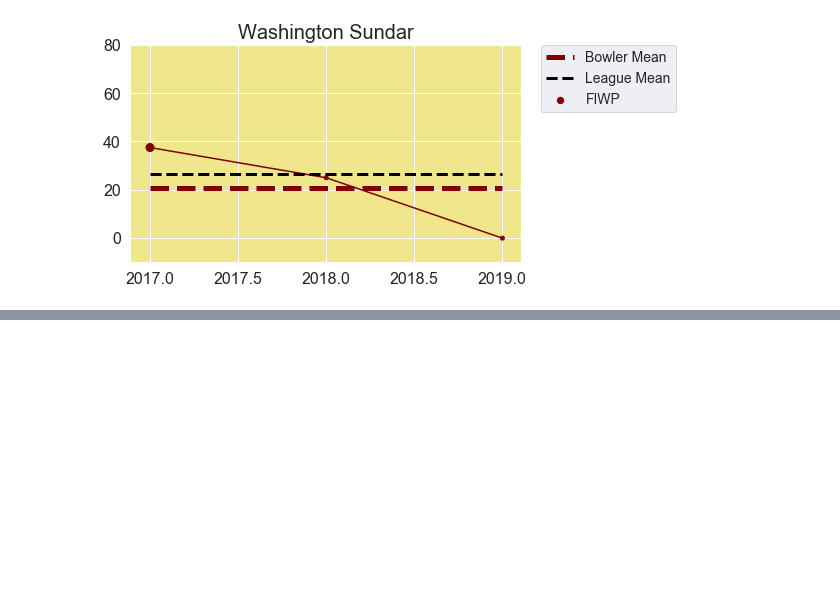
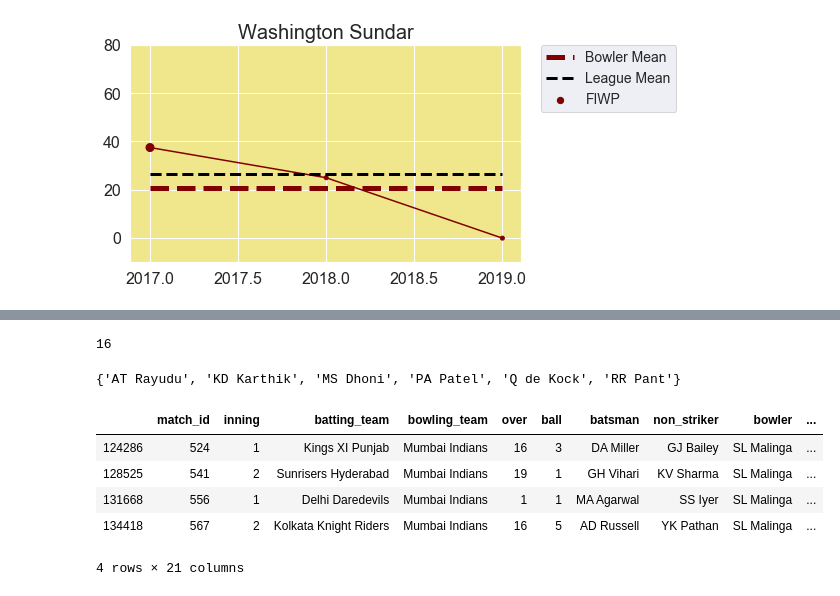
Before and after one commit to omkarb1604/IPL_data_scrape, a Jupyter notebook: FIB.ipynb, the cells around one changed output, grey strips where cells are left out. Drawn from its saved outputs; the diff is of its cells as text; code cells hidden in the pictures; blank space fills up the shorter version.

```diff
--- a/FIB.ipynb
+++ b/FIB.ipynb
@@ -303,3 +307,6 @@ plot_fiwp('SL Malinga')
 plot_fiwp('Washington Sundar')
 # %% [output]
 [figure]
+# %%
+i=CALC_FIB('SL Malinga').wickets()
+len(i)
@@ -305,0 +315,17 @@ plot_fiwp('Washington Sundar')
+# %%
+def wkincl(bowler_name):
+    all_wickets=CALC_FIB(bowler_name).wickets()
+    wk_wickets=[]
+    #year_wickets=[]
+    for i in range(len(all_wickets)):
+        wk_pairs=[]
+        b=all_wickets[i]
+        for j in range(len(b)):
+            m1=all_wickets[i].iloc[j,0]
+            m2=wk_data[wk_data['MatchID']==m1]
+            wk=list(m2['WK'])
+            wk_pairs.append(wk)
+        wk_season=set(flatten(wk_pairs))
+        q=b[(b['fielder'].isin(wk_season))]
+        wk_wickets.append(q)
+    return wk_wickets
@@ -305,0 +358,10 @@ plot_fiwp('Washington Sundar')
+# %%
+len(i11)
+# %% [output]
+16
+# %%
+
+w1=set(flatten(r))
+w1
+# %% [output]
+{'AT Rayudu', 'KD Karthik', 'MS Dhoni', 'PA Patel', 'Q de Kock', 'RR Pant'}
@@ -305,0 +370,12 @@ plot_fiwp('Washington Sundar')
+# %%
+mali=wkincl('SL Malinga')
+# %%
+
+for i in range(len(mali)):
+# %% [output]
+|  | match_id | inning | batting_team | bowling_team | over | ball | batsman | non_striker | bowler | ... |
+| 124286 | 524 | 1 | Kings XI Punjab | Mumbai Indians | 16 | 3 | DA Miller | GJ Bailey | SL Malinga | ... |
+| 128525 | 541 | 2 | Sunrisers Hyderabad | Mumbai Indians | 19 | 1 | GH Vihari | KV Sharma | SL Malinga | ... |
+| 131668 | 556 | 1 | Delhi Daredevils | Mumbai Indians | 1 | 1 | MA Agarwal | SS Iyer | SL Malinga | ... |
+| 134418 | 567 | 2 | Kolkata Knight Riders | Mumbai Indians | 16 | 5 | AD Russell | YK Pathan | SL Malinga | ... |
+4 rows × 21 columns
```
Also changed, not shown: parts of 10 cells of this notebook, 1 other file.
